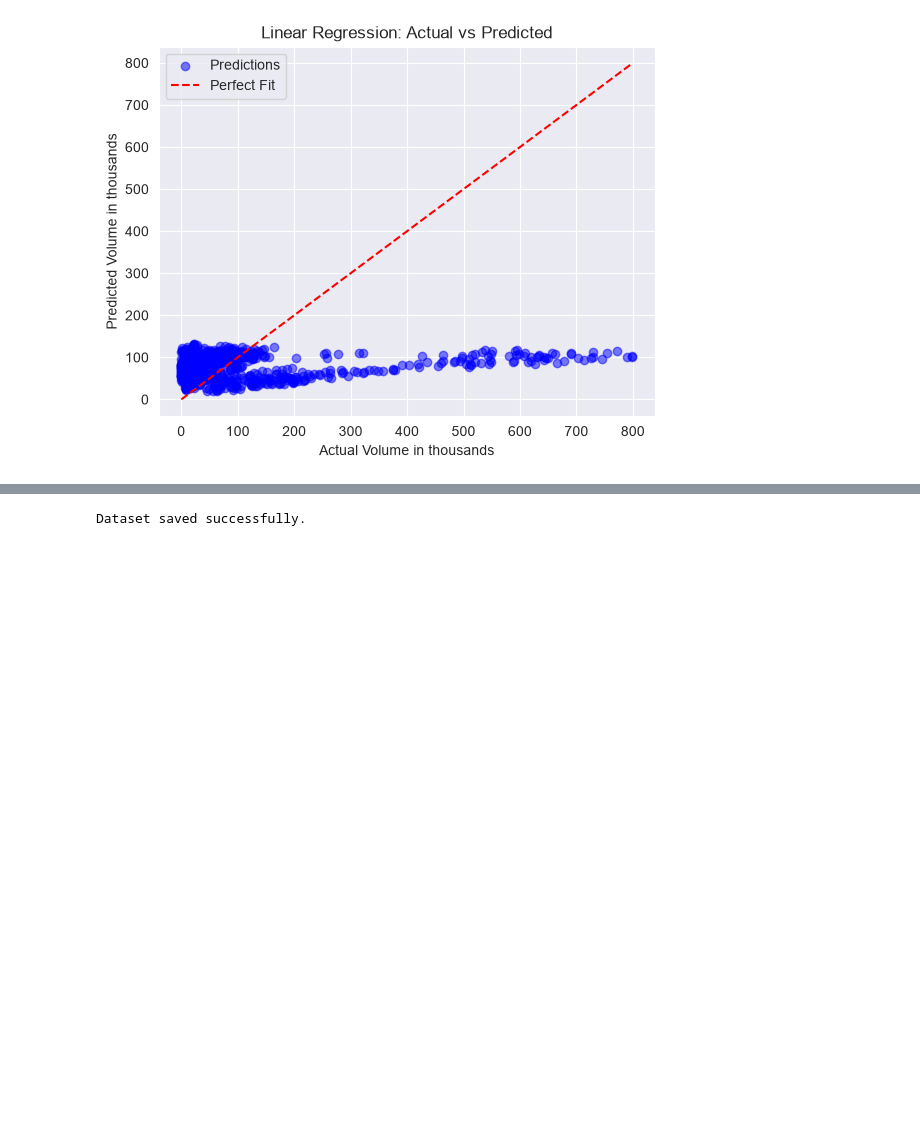
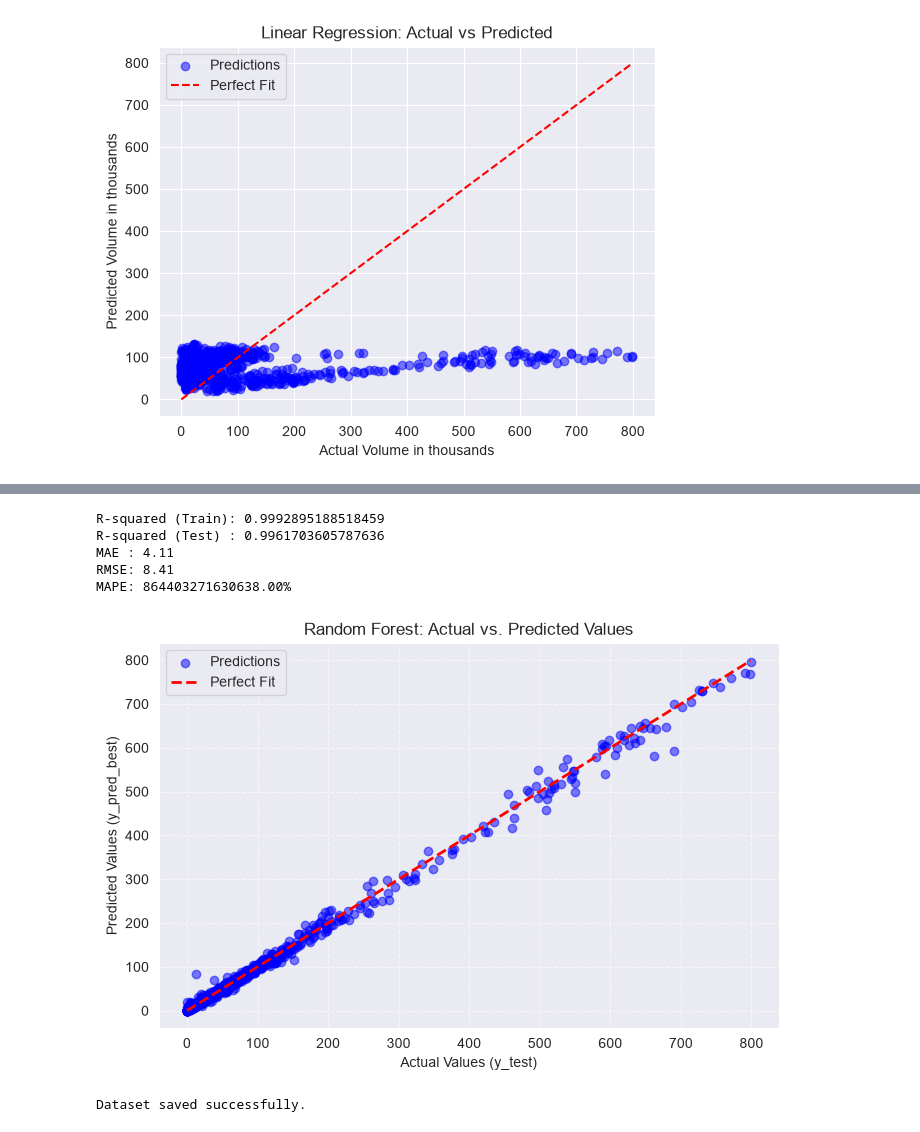
Before and after one commit to CCT-Dublin/CA1--Tourism-in-Ireland--Master-2026.2, a Jupyter notebook: CA1-2026.ipynb, the cells around one changed output, grey strips where cells are left out. Drawn from its saved outputs; the diff is of its cells as text; code cells hidden in the pictures; blank space fills up the shorter version.

Commit message:
Update CA1
Adding Random Forest

```diff
--- a/CA1-2026.ipynb
+++ b/CA1-2026.ipynb
@@ -928,0 +946,11 @@ plt.show()
+# %%
+# Use random search to find the best hyperparameters
+random_search = RandomizedSearchCV(
+    estimator=rf,
+    param_distributions=param_dist,
+    n_iter=10,
+    cv=5, # 5-fold cross-validation
+    random_state=42,
+    n_jobs=-1 # use all available CPU cores
+)
+rand_search.fit(X_train_scaled, y_train)
@@ -928,0 +966,4 @@ plt.show()
+# %%
+## Evaluate final model on test set
+best_rf = rand_search.best_estimator_
+y_pred_best = best_rf.predict(X_test_scaled)
@@ -929,3 +975,35 @@ plt.show()
+# %%
+# Evaluate model performance on scaled test set
+print("R-squared (Train):", best_rf.score(X_train_scaled, y_train))
+print("R-squared (Test) :", best_rf.score(X_test_scaled, y_test))
+
+# Metrics calculation
+mae = mean_absolute_error(y_test, y_pred_best)
+rmse = np.sqrt(mean_squared_error(y_test, y_pred_best))
+mape = mean_absolute_percentage_error(y_test, y_pred_best) * 100
+
+print(f"MAE : {mae:.2f}")
+print(f"RMSE: {rmse:.2f}")
+print(f"MAPE: {mape:.2f}%")
+# %% [output]
+R-squared (Train): 0.9992895188518459
+R-squared (Test) : 0.9961703605787636
+MAE : 4.11
+RMSE: 8.41
+MAPE: 864403271630638.00%
+# %%
+# Plot Actual vs. Predicted values
+plt.figure(figsize=(8, 5))
+plt.scatter(y_test, y_pred_best, alpha=0.5, color='blue', label='Predictions')
+plt.plot([y_test.min(), y_test.max()], [y_test.min(), y_test.max()], 'r--', lw=2, label='Perfect Fit')
+plt.xlabel('Actual Values (y_test)')
+plt.ylabel('Predicted Values (y_pred_best)')
+plt.title('Random Forest: Actual vs. Predicted Values')
+plt.legend()
+plt.grid(True, linestyle='--', alpha=0.6)
+plt.show()
+# %% [output]
+[figure, added]
 # %%
 df.to_csv("CA1.csv", index=False)
 
```
Also changed, not shown: parts of 23 cells of this notebook.
